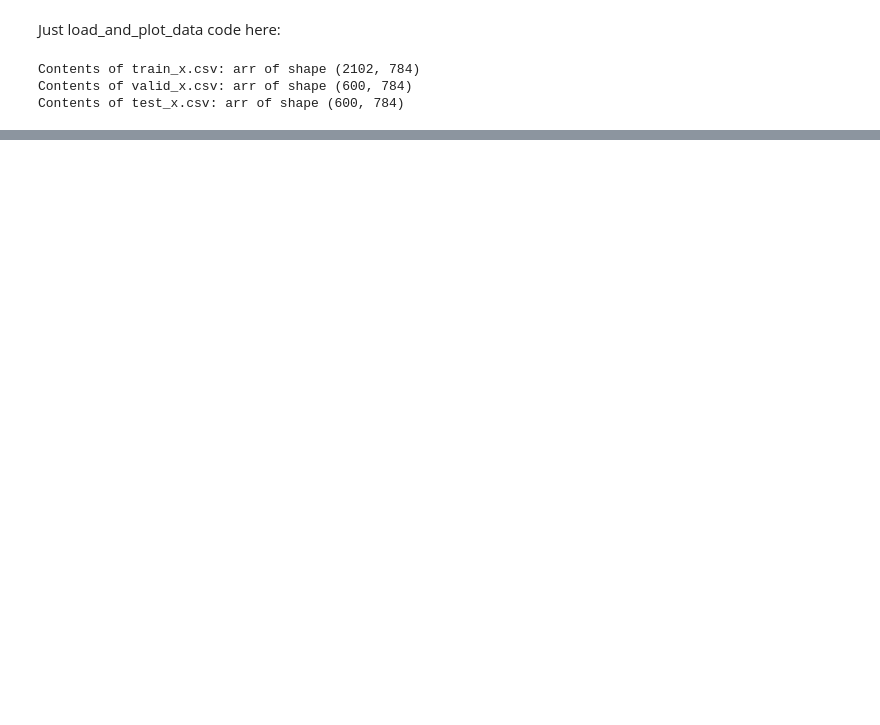
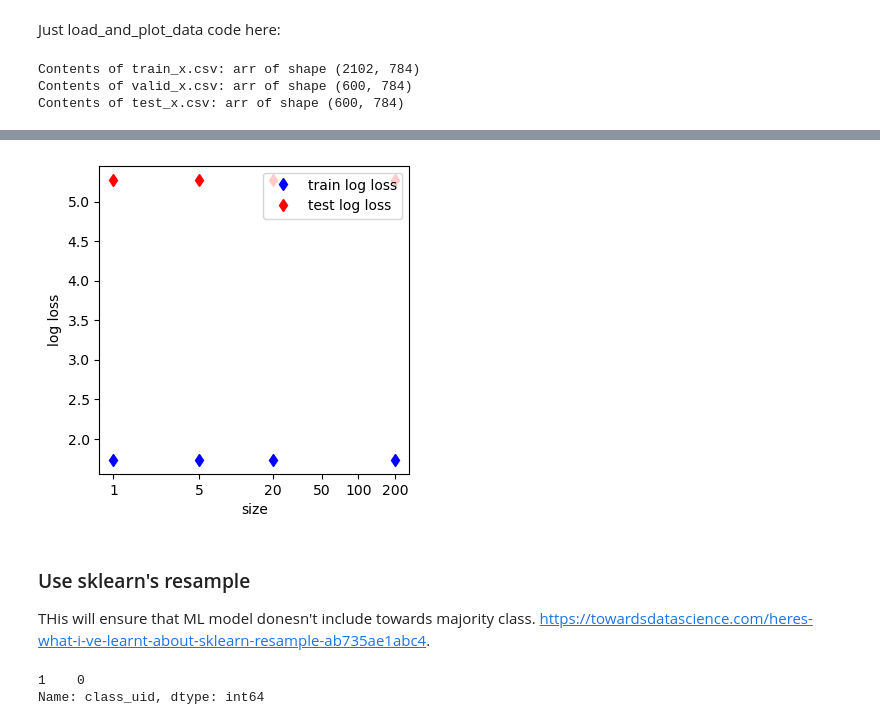
Before and after one commit to ratva/Multi-class-Image-Classification-for-Unbalanced-Fashion-Data, a Jupyter notebook: test.ipynb, the cells around one changed output, grey strips where cells are left out. Saved outputs shown, nothing was run; the diff lists cells and outputs as text; code cells hidden in the pictures; blank space fills up the shorter version.

```diff
--- a/test.ipynb
+++ b/test.ipynb
@@ -25,6 +62,9 @@ Contents of test_x.csv: arr of shape (600, 784)
 # %%
 n_runs = 4
+batch_size = [1, 5, 50, 100]
+max_iter_per_run = 100
 
-max_iter_per_run = 1000
-tr_balacc_arr = np.ones(n_runs) # Pre allocate with arbitrary values, just so code doesnt break
+tr_balacc_arr = np.ones(n_runs)
 va_balacc_arr = np.ones(n_runs)
+tr_loss_arr = np.ones(n_runs)
+va_loss_arr = np.ones(n_runs)
@@ -70,0 +135,24 @@ run 4/4 done after   0.1 sec | yes converged after 1000 iter | tr acc 0.167 | te
+# %%
+fig, loss_ax = plt.subplots(nrows=1, ncols=1, figsize=(4, 4), sharex=True, sharey=True)
+
+for run_id in range(n_runs):
+    tr_label = 'train log loss' if run_id == 0 else ''
+    te_label = 'test log loss' if run_id == 0 else ''
+
+    loss_ax.plot(np.log2(batch_size[run_id-1]), tr_loss_arr[run_id-1], 'bd', label=tr_label)
+    loss_ax.plot(np.log2(batch_size[run_id-1]), va_loss_arr[run_id-1], 'rd', label=te_label)
+
+loss_ax.set_xticks(np.log2(batch_size));
+loss_ax.set_xticklabels(batch_size);
+loss_ax.xaxis.grid(False);
+
+
+loss_ax.set_ylabel('log loss');
+loss_ax.set_xlabel('size');
+loss_ax.legend(loc='upper right');
+# %% [output]
+[figure, added]
+# %% [markdown]
+### Use sklearn's resample
+THis will ensure that ML model donesn't include towards majority class.
+https://towardsdatascience.com/heres-what-i-ve-learnt-about-sklearn-resample-ab735ae1abc4.
@@ -70,0 +167,15 @@ run 4/4 done after   0.1 sec | yes converged after 1000 iter | tr acc 0.167 | te
+# %%
+x_train_2 = np.zeros((405, 784))
+x_train_2[0, :] = train_x[top_int, :]   #loading top
+assert(train_x[1, :].all()==x_train_2[0, :].all())
+
+x_train_2[1, :] = train_x[trous_int, :] #loadnig trousers
+x_train_2[2:102, :] = train_x[pull_int, :]
+assert(train_x[3, :].all()==x_train_2[pull_int[1], :].all())    #checking
+
+x_train_2[103:203, :] = train_x[dress_int[0:100], :]
+x_train_2[204:304, :] = train_x[sandal_int[0:100], :]
+x_train_2[305:405, :] = train_x[sneaker_int[0:100], :]
+# %% [output]
+1    0
+Name: class_uid, dtype: int64
```
Also changed, not shown: parts of 16 cells of this notebook.
